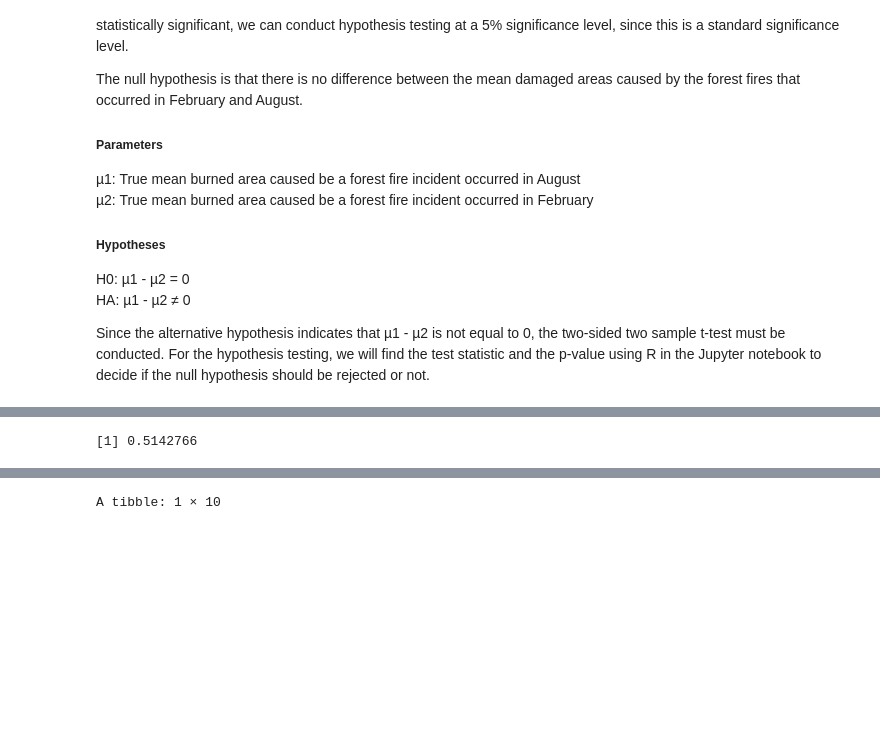
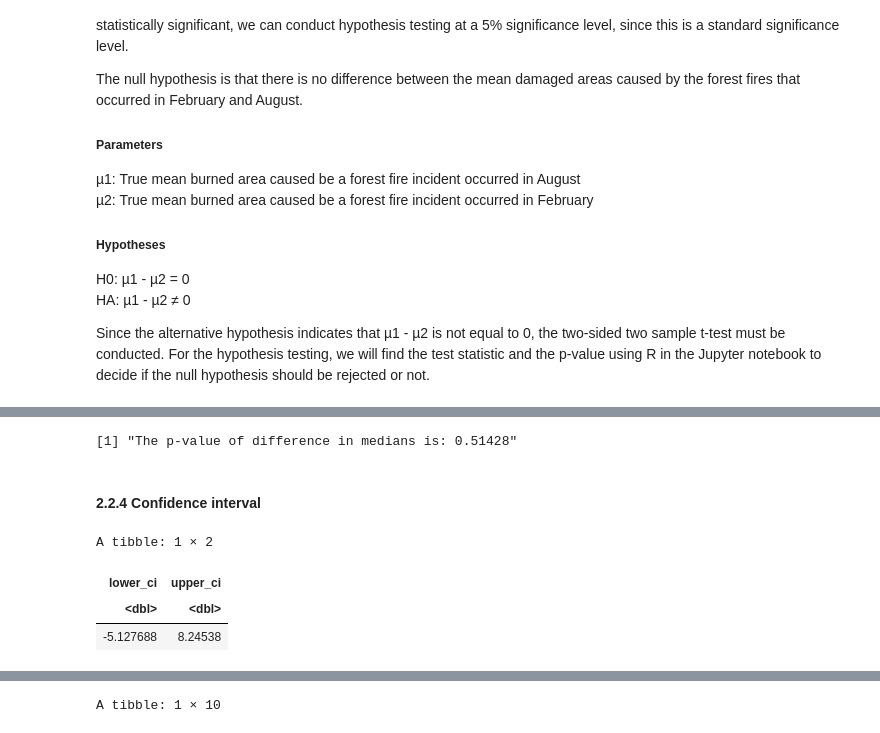
Before and after one commit to Zeeho-Lee/dsci-100-2022w2-group-36, a Jupyter notebook: Final Report.ipynb, the cells around one changed output, grey strips where cells are left out. Saved outputs shown, nothing was run; the diff lists cells and outputs as text; code cells hidden in the pictures; blank space fills up the shorter version.

```diff
--- a/Final Report.ipynb
+++ b/Final Report.ipynb
@@ -212,6 +231,25 @@ test_statistic
 p_value <- 2*pt(test_statistic, 183+20-1, lower.tail = FALSE)
 
 
-p_value
+sprintf("The p-value of difference in medians is: %.5f", p_value)
 # %% [output]
-[1] 0.5142766
+[1] "The p-value of difference in medians is: 0.51428"
+# %% [markdown]
+#### 2.2.4 Confidence interval
+# %%
+# Calculating 95% Confidence Interval using Bootstrap infer function
+
+bootstrap_ci <-
+    forestfires %>%
+    specify(formula = area ~ month) %>%
+    hypothesize(null = 'independence') %>%
+    generate(type = "bootstrap", reps = 3000) %>%
+    calculate(stat = "diff in means", order = c("aug", "feb")) %>%
+    get_ci()
+
+bootstrap_ci
+# %% [output]
+A tibble: 1 × 2
+| lower_ci | upper_ci |
+| <dbl> | <dbl> |
+| -5.127688 | 8.24538 |
```
Also changed, not shown: parts of 26 cells of this notebook.
